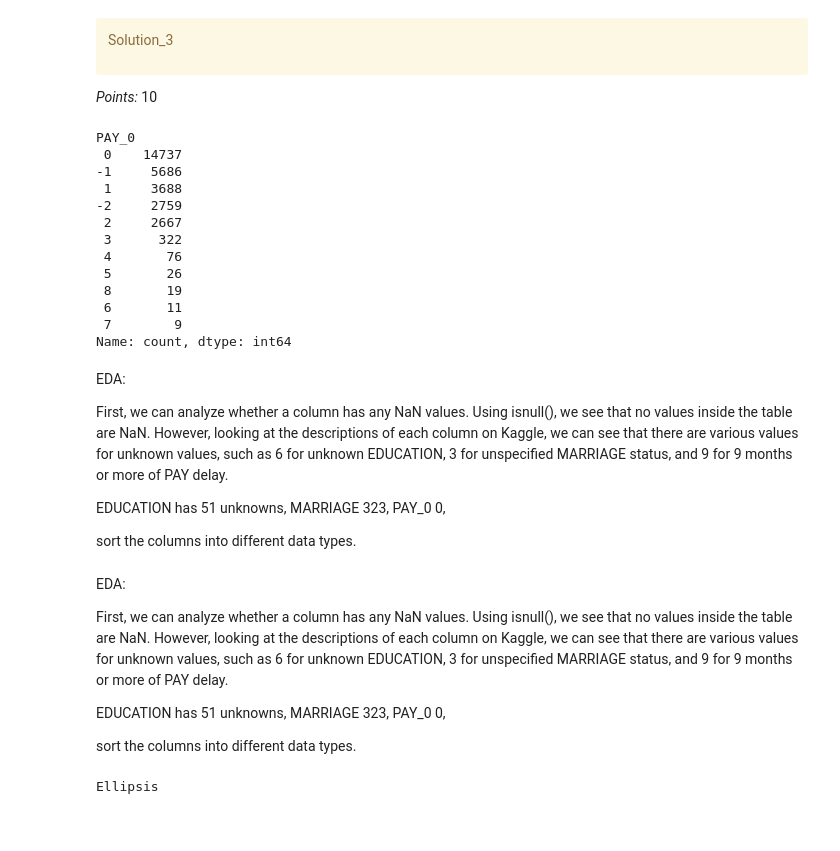
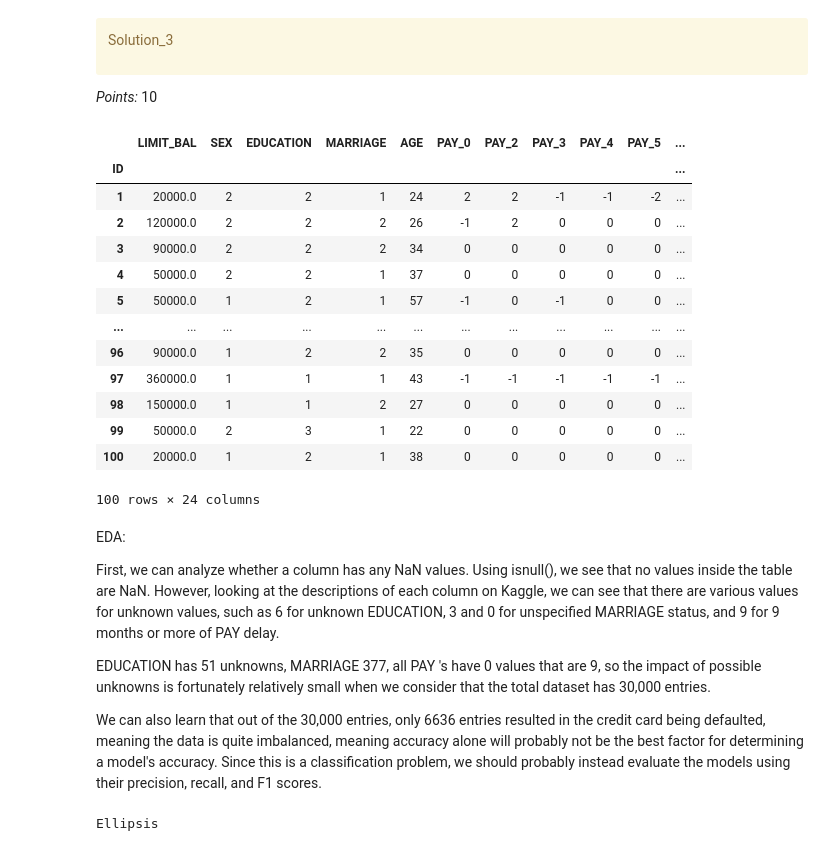
Before and after one commit to angshe/330hw5, a Jupyter notebook: hw5.ipynb, the cells around one changed output. Saved outputs shown, nothing was run; the diff lists cells and outputs as text; code cells hidden in the pictures; blank space fills up the shorter version.

```diff
--- a/hw5.ipynb
+++ b/hw5.ipynb
@@ -244,48 +244,40 @@ _Points:_ 10
 # %%
 credit_df.isnull().values.any()
 credit_df["EDUCATION"].value_counts() # 51
-credit_df["MARRIAGE"].value_counts() # 323
-credit_df["PAY_0"].value_counts() # 0
-credit_df["PAY_1"].value_counts() # 0
-credit_df["PAY_2"].value_counts() # 0
-credit_df["PAY_3"].value_counts() # 0
-credit_df["PAY_4"].value_counts() # 0
-credit_df["PAY_5"].value_counts() # 0
-credit_df["PAY_6"].value_counts() # 0
+credit_df["MARRIAGE"].value_counts() # 323 for 3, 54 for 0
+credit_df["PAY_0"].value_counts()
+credit_df["PAY_2"].value_counts()
+credit_df["PAY_3"].value_counts()
+credit_df["PAY_4"].value_counts()
+credit_df["PAY_5"].value_counts()
+credit_df["PAY_6"].value_counts()
 
-# num_defaulted = sum(credit_df["default.payment.next.month"])
-# num_defaulted # 6636
-# credit_df.head(n=100)
+num_defaulted = sum(credit_df["default.payment.next.month"])
+num_defaulted # 6636
+credit_df.head(n=100)
 # %% [output]
+|  | LIMIT_BAL | SEX | EDUCATION | MARRIAGE | AGE | PAY_0 | PAY_2 | PAY_3 | PAY_4 | PAY_5 | ... |
+| ID |  |  |  |  |  |  |  |  |  |  | ... |
+| 1 | 20000.0 | 2 | 2 | 1 | 24 | 2 | 2 | -1 | -1 | -2 | ... |
+| 2 | 120000.0 | 2 | 2 | 2 | 26 | -1 | 2 | 0 | 0 | 0 | ... |
+| 3 | 90000.0 | 2 | 2 | 2 | 34 | 0 | 0 | 0 | 0 | 0 | ... |
+| 4 | 50000.0 | 2 | 2 | 1 | 37 | 0 | 0 | 0 | 0 | 0 | ... |
+| 5 | 50000.0 | 1 | 2 | 1 | 57 | -1 | 0 | -1 | 0 | 0 | ... |
+| ... | ... | ... | ... | ... | ... | ... | ... | ... | ... | ... | ... |
+| 96 | 90000.0 | 1 | 2 | 2 | 35 | 0 | 0 | 0 | 0 | 0 | ... |
+| 97 | 360000.0 | 1 | 1 | 1 | 43 | -1 | -1 | -1 | -1 | -1 | ... |
+| 98 | 150000.0 | 1 | 1 | 2 | 27 | 0 | 0 | 0 | 0 | 0 | ... |
+| 99 | 50000.0 | 2 | 3 | 1 | 22 | 0 | 0 | 0 | 0 | 0 | ... |
+| 100 | 20000.0 | 1 | 2 | 1 | 38 | 0 | 0 | 0 | 0 | 0 | ... |
-PAY_0
- 0    14737
--1     5686
- 1     3688
--2     2759
- 2     2667
- 3      322
- 4       76
- 5       26
- 8       19
- 6       11
- 7        9
-Name: count, dtype: int64
+100 rows × 24 columns
 # %% [markdown]
 EDA:
 
-First, we can analyze whether a column has any NaN values. Using isnull(), we see that no values inside the table are NaN. However, looking at the descriptions of each column on Kaggle, we can see that there are various values for unknown values, such as 6 for unknown EDUCATION, 3 for unspecified MARRIAGE status, and 9 for 9 months or more of PAY delay.
+First, we can analyze whether a column has any NaN values. Using isnull(), we see that no values inside the table are NaN. However, looking at the descriptions of each column on Kaggle, we can see that there are various values for unknown values, such as 6 for unknown EDUCATION, 3 and 0 for unspecified MARRIAGE status, and 9 for 9 months or more of PAY delay.
 
-EDUCATION has 51 unknowns, MARRIAGE 323, PAY_0 0,
+EDUCATION has 51 unknowns, MARRIAGE 377, all PAY 's have 0 values that are 9, so the impact of possible unknowns is fortunately relatively small when we consider that the total dataset has 30,000 entries.
 
-sort the columns into different data types.
+We can also learn that out of the 30,000 entries, only 6636 entries resulted in the credit card being defaulted, meaning the data is quite imbalanced, meaning accuracy alone will probably not be the best factor for determining a model's accuracy. Since this is a classification problem, we should probably instead evaluate the models using their precision, recall, and F1 scores.
-# %% [markdown]
-EDA:
-
-First, we can analyze whether a column has any NaN values. Using isnull(), we see that no values inside the table are NaN. However, looking at the descriptions of each column on Kaggle, we can see that there are various values for unknown values, such as 6 for unknown EDUCATION, 3 for unspecified MARRIAGE status, and 9 for 9 months or more of PAY delay.
-
-EDUCATION has 51 unknowns, MARRIAGE 323, PAY_0 0,
-
-sort the columns into different data types.
 # %%
 ...
 # %% [output]
```
